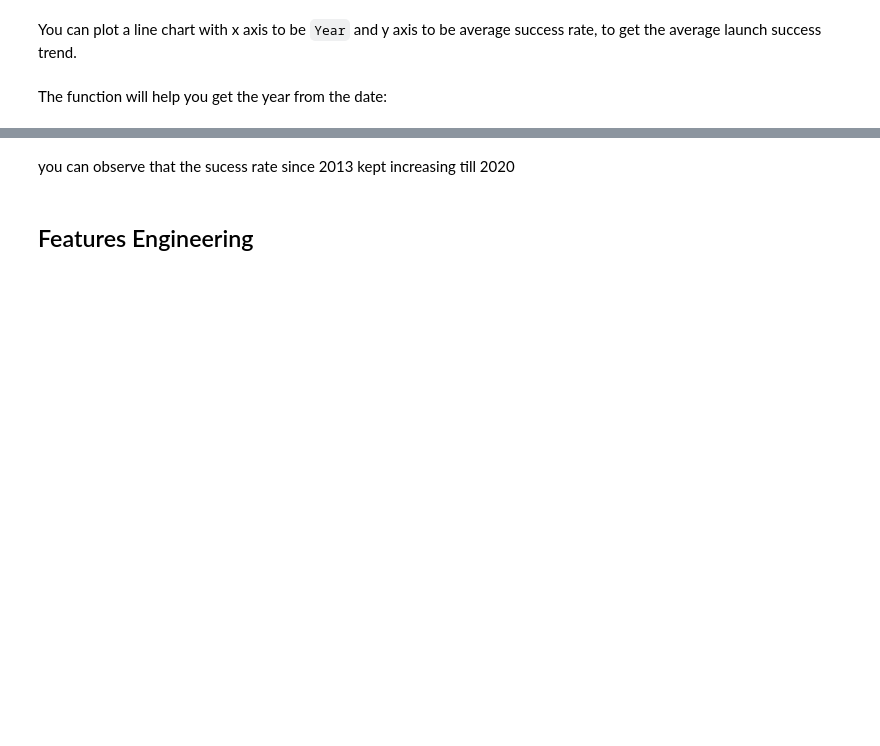
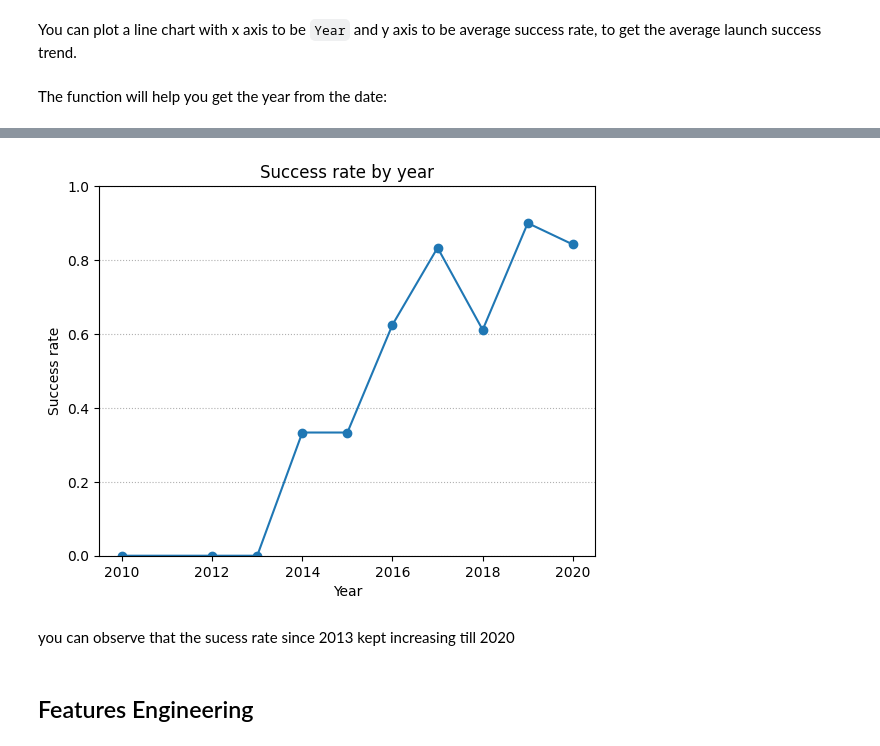
Before and after one commit to AlbertoPRADOU/CapStone, a Jupyter notebook: edadataviz.ipynb, the cells around one changed output, grey strips where cells are left out. Cells and saved outputs as stored; diff of their text form; code cells hidden in the pictures; blank space fills up the shorter version.

```diff
--- a/edadataviz.ipynb
+++ b/edadataviz.ipynb
@@ -199,3 +190,30 @@ df.head()
+# %%
+
+# safe version of your function
+def Extract_year(col):
+    return [str(x).split("-")[0] if pd.notnull(x) else None for x in col]
+
+# apply and create Year column
+df['Year'] = Extract_year(df['Date'])
+df['Year'] = df['Year'].astype('Int64')  # optional nullable int
+
+# simple success flag (use 'Class' if present)
+if 'Class' in df.columns:
+    df['Success'] = df['Class'] == 1
+else:
+    df['Success'] = df['Outcome'].astype(str).str.lower().isin(['success','true','1'])
+
+# compute and plot yearly success rate
+rates = df.groupby('Year')['Success'].mean().dropna().sort_index()
+rates.plot(marker='o')
+plt.ylim(0,1)
+plt.xlabel('Year')
+plt.ylabel('Success rate')
+plt.title('Success rate by year')
+plt.grid(axis='y', linestyle=':')
+plt.show()
+# %% [output]
+[figure, added]
 # %% [markdown]
 you can observe that the sucess rate since 2013 kept increasing till 2020
 # %% [markdown]
```
Also changed, not shown: parts of 4 cells of this notebook.
